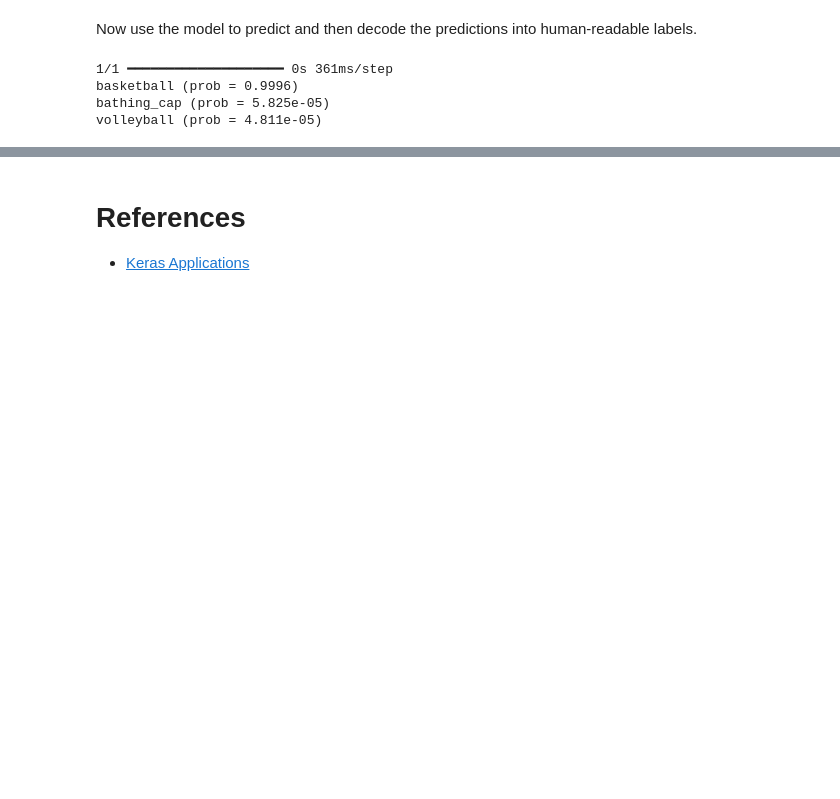
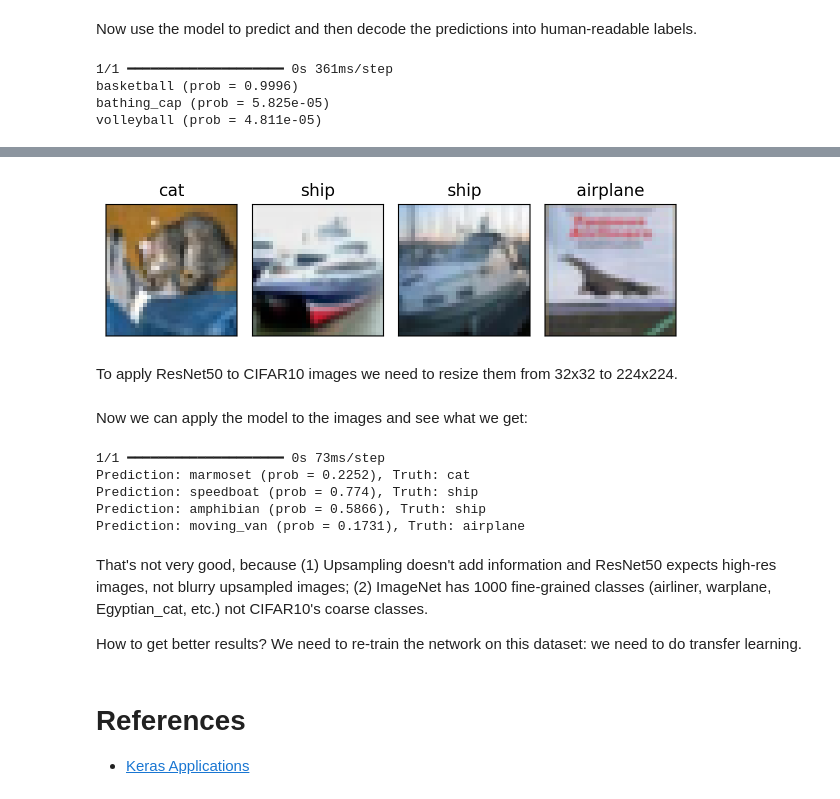
Before and after one commit to yoavram/DataSciPy, a Jupyter notebook: sessions/pretrained.ipynb, the cells around one changed output, grey strips where cells are left out. Drawn from its saved outputs; the diff is of its cells as text; code cells hidden in the pictures; blank space fills up the shorter version.

Commit message:
added cifar10 example

```diff
--- a/sessions/pretrained.ipynb
+++ b/sessions/pretrained.ipynb
@@ -76,0 +86,14 @@ volleyball (prob = 4.811e-05)
+# %%
+(X_train, Y_train), (X_test, Y_test) = cifar10.load_data()
+labels = {0: 'airplane', 1: 'automobile', 2: 'bird', 3: 'cat', 4: 'deer', 5: 'dog', 6: 'frog', 7: 'horse', 8: 'ship', 9: 'truck'}
+# %%
+x, y = X_test[:4], Y_test[:4]
+fig, axes = plt.subplots(1, 4, sharex=True, sharey=True, figsize=(6, 3))
+for i in range(4):
+    axes[i].imshow(x[i])
+    axes[i].set(title=labels[y[i][0]], xticks=[], yticks=[])
+fig.tight_layout()
+# %% [output]
+[figure, added]
+# %% [markdown]
+To apply ResNet50 to CIFAR10 images we need to resize them from 32x32 to 224x224.
@@ -77,3 +105,22 @@ volleyball (prob = 4.811e-05)
+# %% [markdown]
+Now we can apply the model to the images and see what we get:
+# %%
+x_ = keras.applications.resnet50.preprocess_input(x)
+yhat = model.predict(x_)
+predictions = keras.applications.resnet50.decode_predictions(yhat, top=1)
+for i in range(4):
+    id_, label, prob = predictions[i][0] # top-1
+    print('Prediction: {} (prob = {:.4g}), Truth: {}'.format(label, prob, labels[y[i][0]]))
+# %% [output]
+1/1 ━━━━━━━━━━━━━━━━━━━━ 0s 73ms/step
+Prediction: marmoset (prob = 0.2252), Truth: cat
+Prediction: speedboat (prob = 0.774), Truth: ship
+Prediction: amphibian (prob = 0.5866), Truth: ship
+Prediction: moving_van (prob = 0.1731), Truth: airplane
+# %% [markdown]
+That's not very good, because (1) Upsampling doesn't add information and ResNet50 expects high-res images, not blurry upsampled images; (2) ImageNet has 1000 fine-grained classes (airliner, warplane, Egyptian_cat, etc.) not CIFAR10's coarse classes.
+
+How to get better results? We need to re-train the network on this dataset: we need to do transfer learning.
 # %% [markdown]
 # References
 
```
Also changed, not shown: parts of 3 cells of this notebook.
